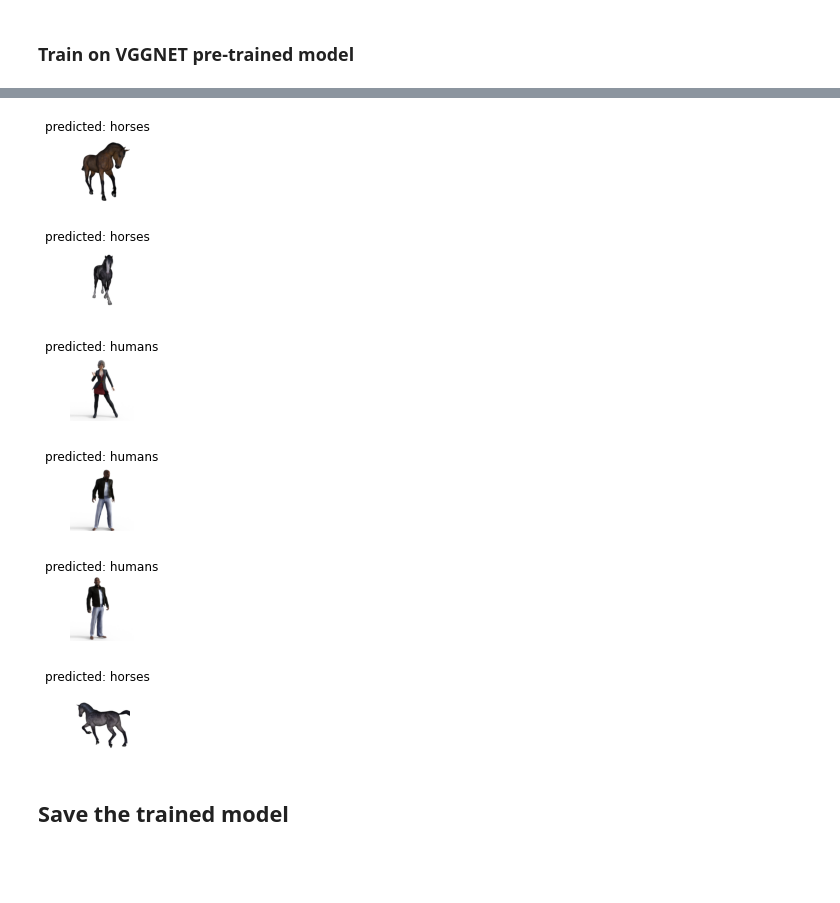
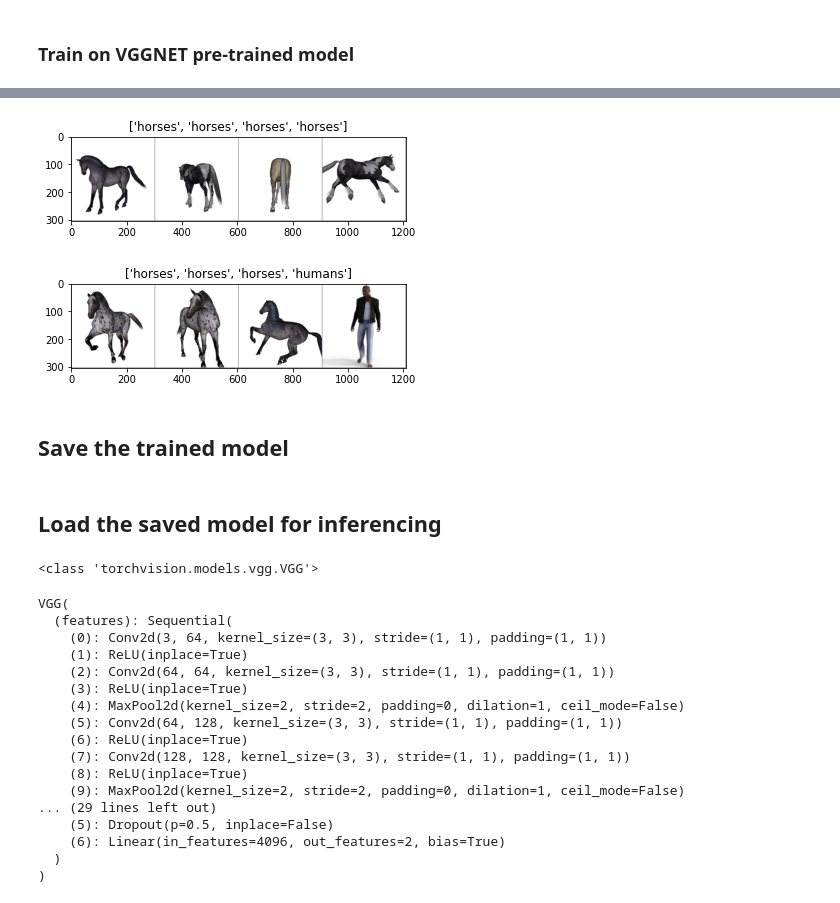
Before and after one commit to peeush-agarwal/weekends-learning, a Jupyter notebook: Deep-Learning/TransferLearning/horses_or_humans_model.ipynb, the cells around one changed output, grey strips where cells are left out. Saved outputs shown, nothing was run; the diff lists cells and outputs as text; code cells hidden in the pictures; blank space fills up the shorter version.

Commit message:
Load the saved model and use it for inferencing on other dataset (real-world-dataset)

```diff
--- a/Deep-Learning/TransferLearning/horses_or_humans_model.ipynb
+++ b/Deep-Learning/TransferLearning/horses_or_humans_model.ipynb
@@ -213,31 +195,27 @@ def train(model, criterion, optimizer, epochs = 10):
 
     return model
 # %%
-def visualize_model(model, num_images=6):
-    was_training = model.training
+def visualize_model(model, dataloader, num_images=6):
     model.eval()
     images_so_far = 0
     fig = plt.figure()
 
     with torch.no_grad():
-        for i, (inputs, labels) in enumerate(validloader):
+        for i, (inputs, labels) in enumerate(dataloader):
             inputs = inputs.to(device)
             labels = labels.to(device)
 
             outputs = model(inputs)
             _, preds = torch.max(outputs, 1)
 
-            for j in range(inputs.size()[0]):
-                images_so_far += 1
-                ax = plt.subplot(num_images//2, 2, images_so_far)
-                ax.axis('off')
-                ax.set_title('predicted: {}'.format(class_names[preds[j]]))
-                imshow(inputs.cpu().data[j])
+            # Make a grid from batch
+            out = torchvision.utils.make_grid(inputs.cpu())
 
-                if images_so_far == num_images:
-                    model.train(mode=was_training)
-                    return
-        model.train(mode=was_training)
+            imshow(out, title=[class_names[preds[j]] for j in range(inputs.size()[0])])
+
+            images_so_far += inputs.size()[0]
+            if images_so_far >= num_images:
+                break
 # %% [markdown]
 ### Train on VGGNET pre-trained model
 # %%
@@ -298,13 +276,37 @@ Best val Acc: 0.992188
 # %%
-visualize_model(model_vggnet_16)
+visualize_model(model_vggnet_16, validloader)
 # %% [output]
-[figure, old version]
+[figure, new version]
-[figure, old version]
+[figure, new version]
-[figure, removed]
-[figure, removed]
-[figure, removed]
-[figure, removed]
 # %% [markdown]
 ## Save the trained model
 # %%
 torch.save(model_vggnet_16.state_dict(), 'VGG16_On_Horse_Humans_Dataset.pt')
+# %% [markdown]
+## Load the saved model for inferencing
+# %%
+print(type(model_vggnet_16))
+# %% [output]
+<class 'torchvision.models.vgg.VGG'>
+# %%
+#model = torchvision.models.vgg.VGG()
+model_vggnet_16.load_state_dict(torch.load('VGG16_On_Horse_Humans_Dataset.pt'))
+model_vggnet_16.to(device)
+# %% [output]
+VGG(
+  (features): Sequential(
+    (0): Conv2d(3, 64, kernel_size=(3, 3), stride=(1, 1), padding=(1, 1))
+    (1): ReLU(inplace=True)
+    (2): Conv2d(64, 64, kernel_size=(3, 3), stride=(1, 1), padding=(1, 1))
+    (3): ReLU(inplace=True)
+    (4): MaxPool2d(kernel_size=2, stride=2, padding=0, dilation=1, ceil_mode=False)
+    (5): Conv2d(64, 128, kernel_size=(3, 3), stride=(1, 1), padding=(1, 1))
+    (6): ReLU(inplace=True)
+    (7): Conv2d(128, 128, kernel_size=(3, 3), stride=(1, 1), padding=(1, 1))
+    (8): ReLU(inplace=True)
+    (9): MaxPool2d(kernel_size=2, stride=2, padding=0, dilation=1, ceil_mode=False)
+... (29 lines left out)
+    (5): Dropout(p=0.5, inplace=False)
+    (6): Linear(in_features=4096, out_features=2, bias=True)
+  )
+)
```
Also changed, not shown: parts of 12 cells of this notebook.
